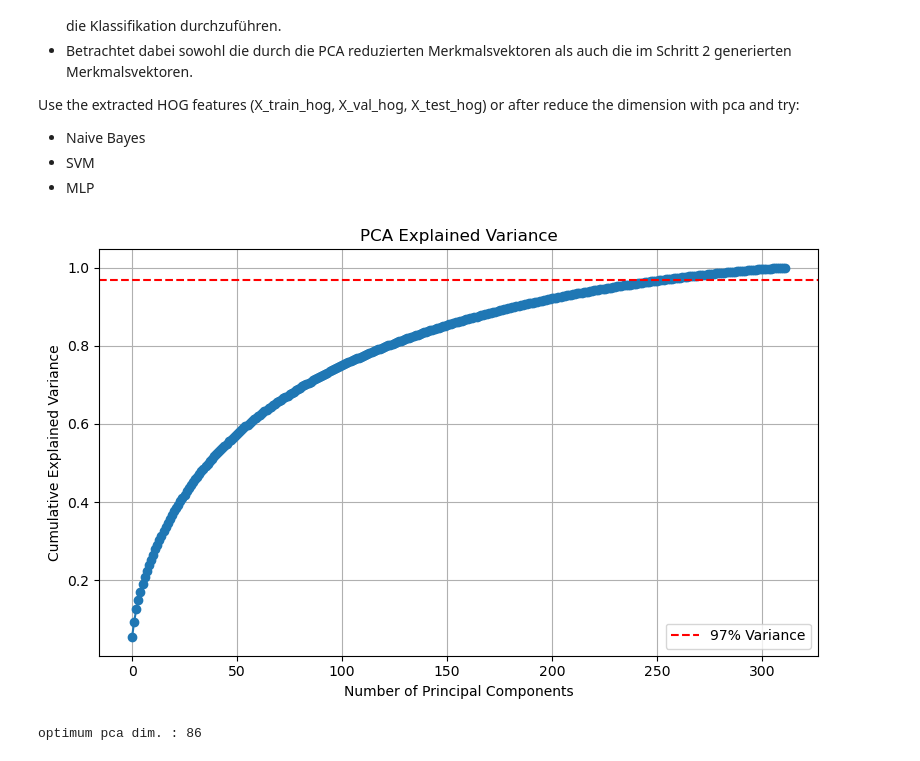
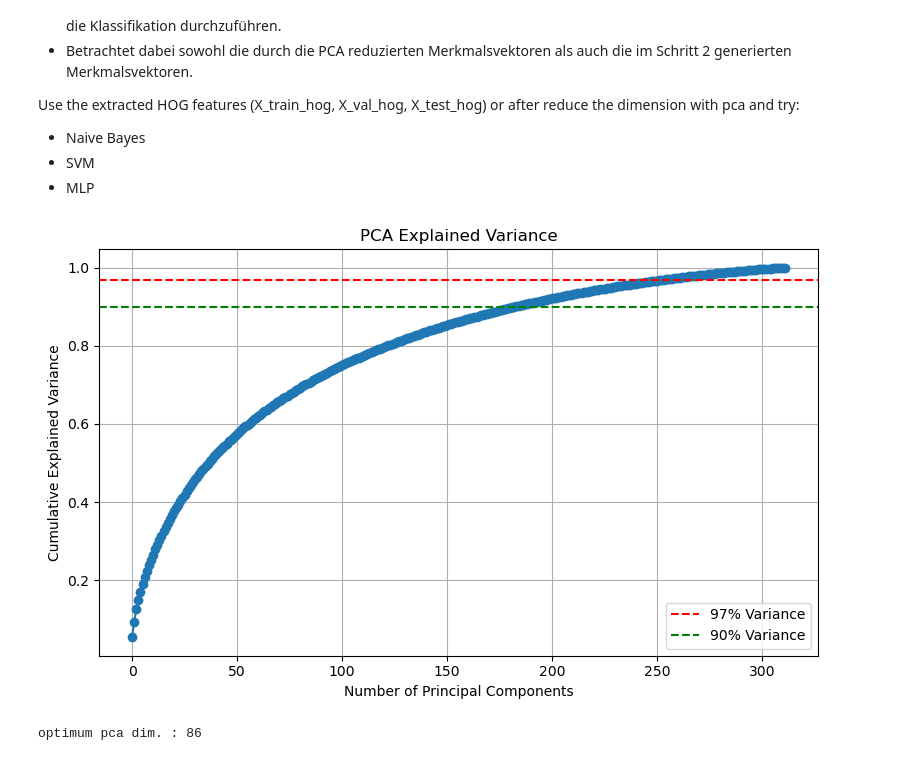
Before and after one commit to CHNCXY/AGBA2, a Jupyter notebook: HA1/Che_Xuanyou_0513868_UE1.ipynb, the cells around one changed output. Drawn from its saved outputs; the diff is of its cells as text; code cells hidden in the pictures.

```diff
--- a/HA1/Che_Xuanyou_0513868_UE1.ipynb
+++ b/HA1/Che_Xuanyou_0513868_UE1.ipynb
@@ -15,7 +15,7 @@ Schritt 1 - Datenexploration:
 
 - Visualisierung (ein Bild pro Klasse auseichend) mit der Methode eurer Wahl
 # %%
-base_dir = "/Users/chexuanyou/TUB/SS 25/AGBA2/AGBA2/HA1/Data"  # dataset directory
+base_dir = "/Users/chexuanyou/TUB/SS_25/ABGA2/ABGA2/HA1/Data"  # dataset directory
 class_dirs = sorted([d for d in os.listdir(base_dir) if os.path.isdir(os.path.join(base_dir, d))]) # Get a sorted list of class folder names (each class is a subdirectory)
 
 class_stats = {} # Dictionary to store the number of images per class
@@ -318,25 +321,26 @@ Use the extracted HOG features (X_train_hog, X_val_hog, X_test_hog) or after red
 # %%
 import matplotlib.pyplot as plt
 import numpy as np
 
 # 先用全量 PCA 拿到所有解释方差比例
 pca_full = PCA().fit(X_train_hog)
 explained_var_ratio = pca_full.explained_variance_ratio_
 cumulative_var = np.cumsum(explained_var_ratio)
 
 # 画图
 plt.figure(figsize=(8, 5))
 plt.plot(cumulative_var, marker='o')
 plt.axhline(y=0.97, color='r', linestyle='--', label='97% Variance')
+plt.axhline(y=0.90, color='g', linestyle='--', label='90% Variance')
 plt.xlabel('Number of Principal Components')
 plt.ylabel('Cumulative Explained Variance')
 plt.title('PCA Explained Variance')
 plt.grid(True)
 plt.legend()
 plt.tight_layout()
 plt.show()
 # %% [output]
-[figure, old version]
+[figure, new version]
 # %%
 from kneed import KneeLocator
 
```
Also changed, not shown: parts of 12 cells of this notebook, 5 other files.
